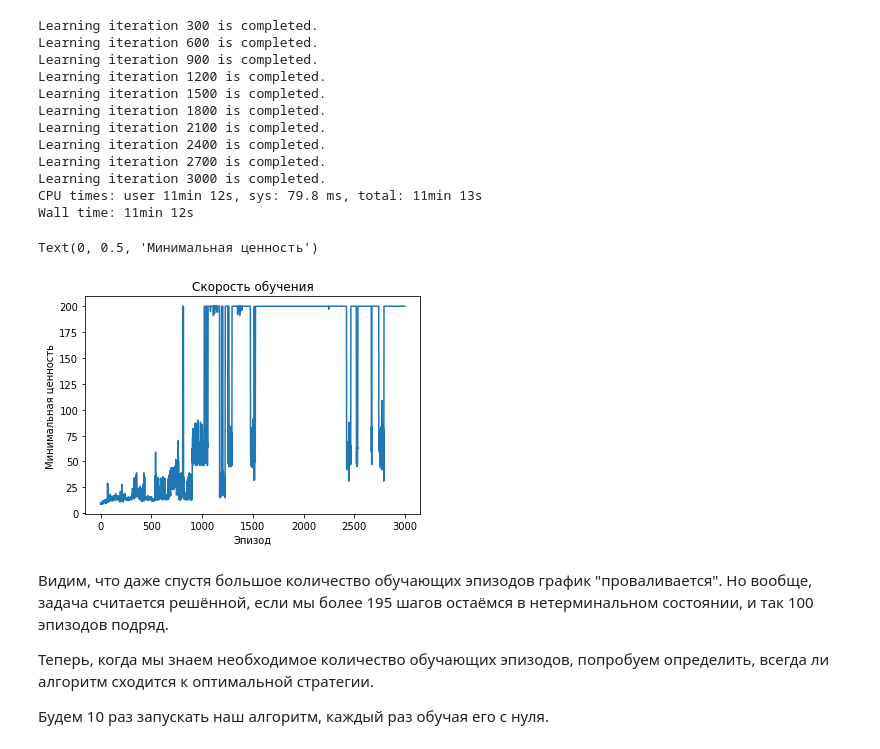
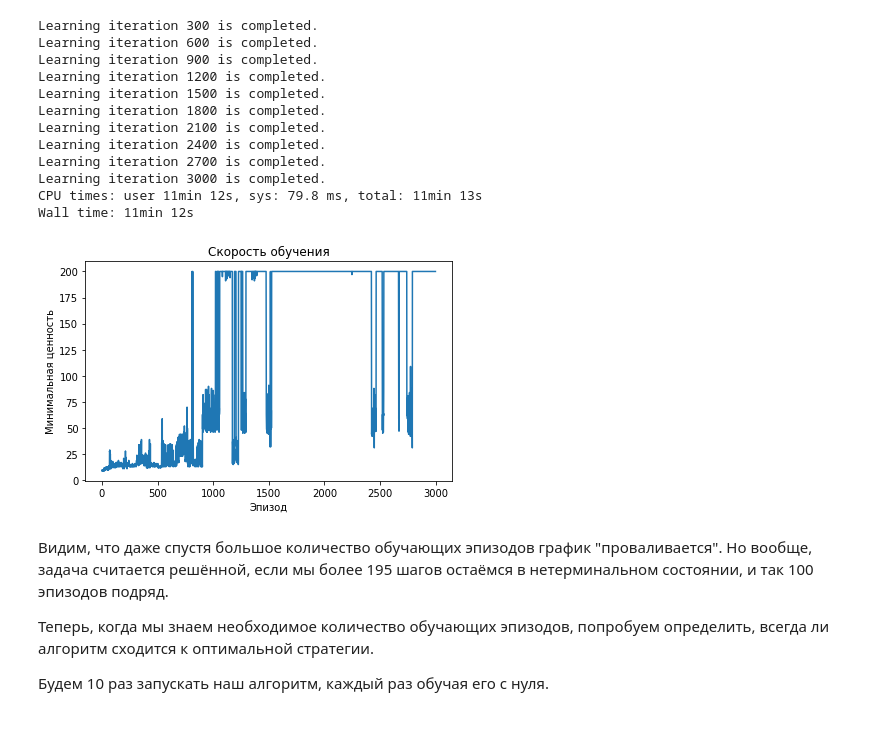
Before and after one commit to BayerGleb/RL, a Jupyter notebook: Reinforcement learning.ipynb, the cells around one changed output. Cells and saved outputs as stored; diff of their text form; code cells hidden in the pictures.

```diff
--- a/Reinforcement learning.ipynb
+++ b/Reinforcement learning.ipynb
@@ -366,11 +369,11 @@ Wall time: 11min 12s
 # %%
 pyplot.plot(sarsa_min_episode_returns)
 pyplot.title("Скорость обучения")
 pyplot.xlabel("Эпизод")
 pyplot.ylabel("Минимальная ценность")
+pyplot.tight_layout()
 # %% [output]
-Text(0, 0.5, 'Минимальная ценность')
-[figure, old version]
+[figure, new version]
 # %% [markdown]
 Видим, что даже спустя большое количество обучающих эпизодов график "проваливается". Но вообще, задача считается решённой, если мы более 195 шагов остаёмся в нетерминальном состоянии, и так 100 эпизодов подряд.
 
```
Also changed, not shown: parts of 8 cells of this notebook.
